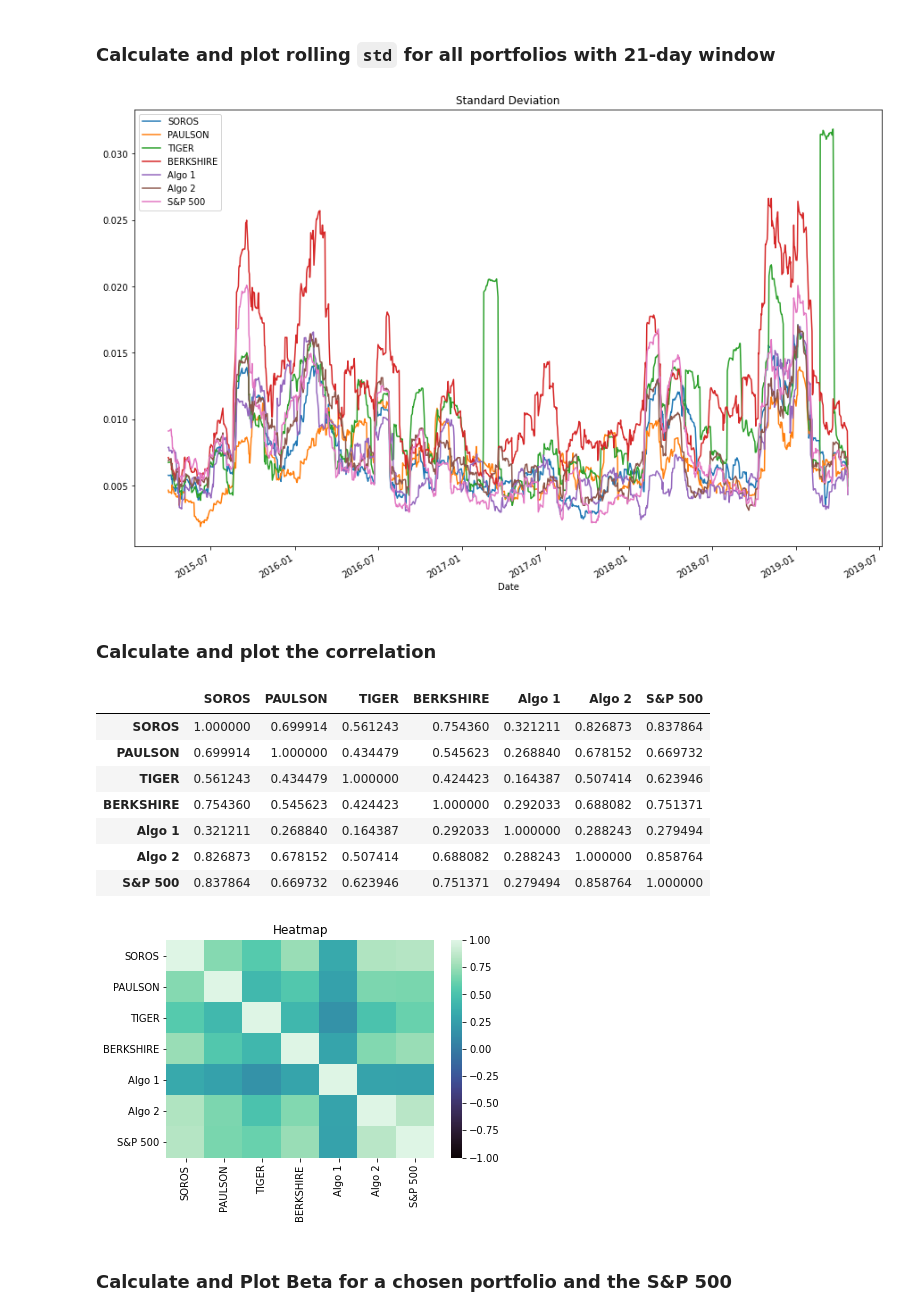
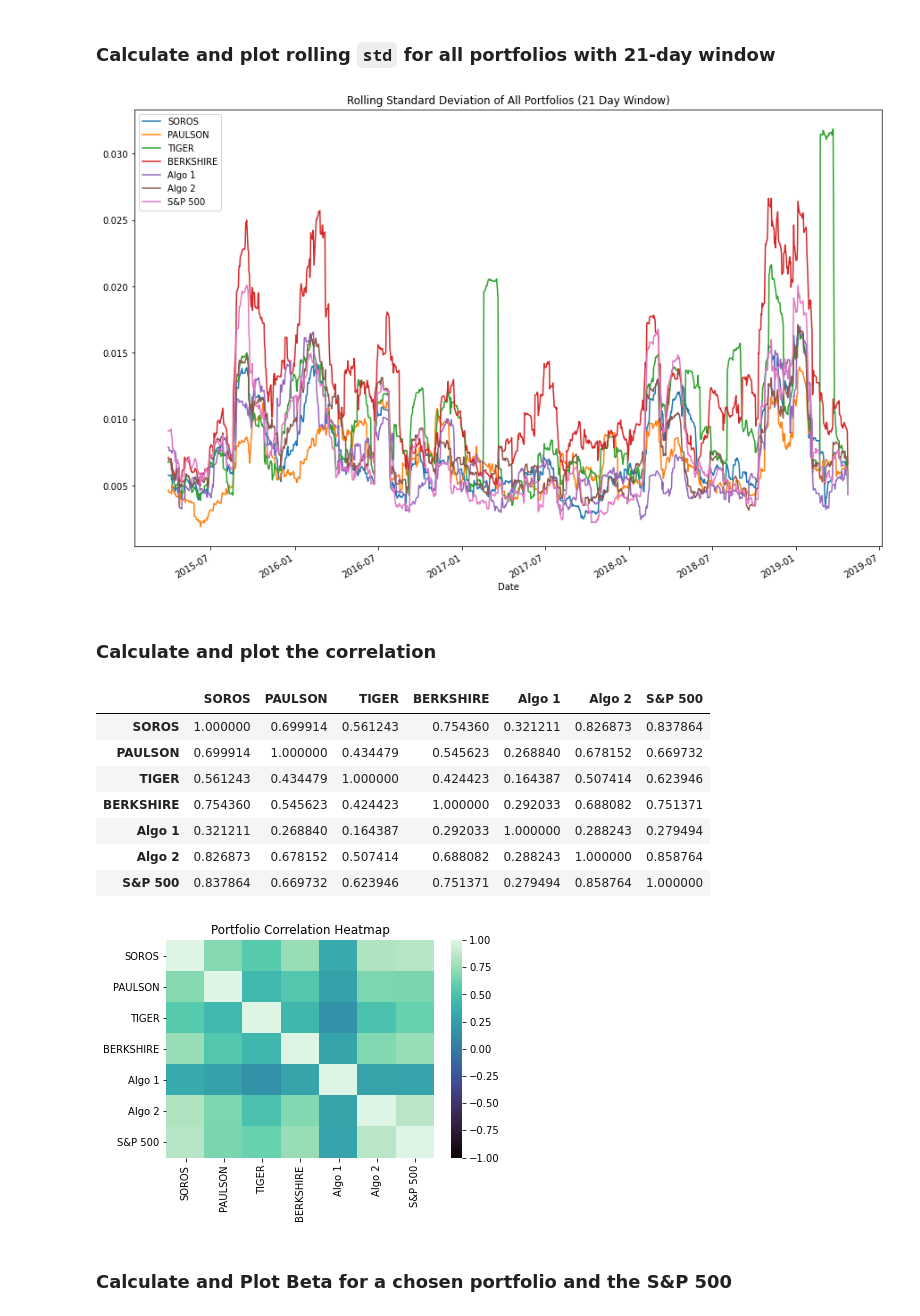
Before and after one commit to nbaronti/Pandas_Homework, a Jupyter notebook: Pandas_Homework.ipynb, the cells around one changed output. Drawn from its saved outputs; the diff is of its cells as text; code cells hidden in the pictures.

```diff
--- a/Pandas_Homework.ipynb
+++ b/Pandas_Homework.ipynb
@@ -341,10 +341,10 @@ Risk changes over time. Analyze the rolling statistics for Risk and Beta.
 # %%
 # Calculate the rolling standard deviation for all portfolios using a 21-day window
 rolling_std_df = combined_daily_return_df.rolling(window=21).std()
 
-rolling_std_df.plot(figsize=(15,10), title= "Standard Deviation");
+rolling_std_df.plot(figsize=(15,10), title= "Rolling Standard Deviation of All Portfolios (21 Day Window)");
 # %% [output]
-[figure, old version]
+[figure, new version]
 # %% [markdown]
 ### Calculate and plot the correlation
 # %%
@@ -353,7 +353,7 @@ correlation_df = combined_daily_return_df.corr()
 
 # Display the correlation matrix
 sns_heatmap = sns.heatmap(correlation_df, vmin=-1, vmax=1, cmap="mako");
-sns_heatmap.set_title("Heatmap")
+sns_heatmap.set_title("Portfolio Correlation Heatmap")
 correlation_df
 # %% [output]
 |  | SOROS | PAULSON | TIGER | BERKSHIRE | Algo 1 | Algo 2 | S&P 500 |
@@ -364,7 +364,7 @@ correlation_df
 | Algo 1 | 0.321211 | 0.268840 | 0.164387 | 0.292033 | 1.000000 | 0.288243 | 0.279494 |
 | Algo 2 | 0.826873 | 0.678152 | 0.507414 | 0.688082 | 0.288243 | 1.000000 | 0.858764 |
 | S&P 500 | 0.837864 | 0.669732 | 0.623946 | 0.751371 | 0.279494 | 0.858764 | 1.000000 |
-[figure, old version]
+[figure, new version]
 # %% [markdown]
 ### Calculate and Plot Beta for a chosen portfolio and the S&P 500
 # %%
```
Also changed, not shown: parts of 21 cells of this notebook, 1 other file.
